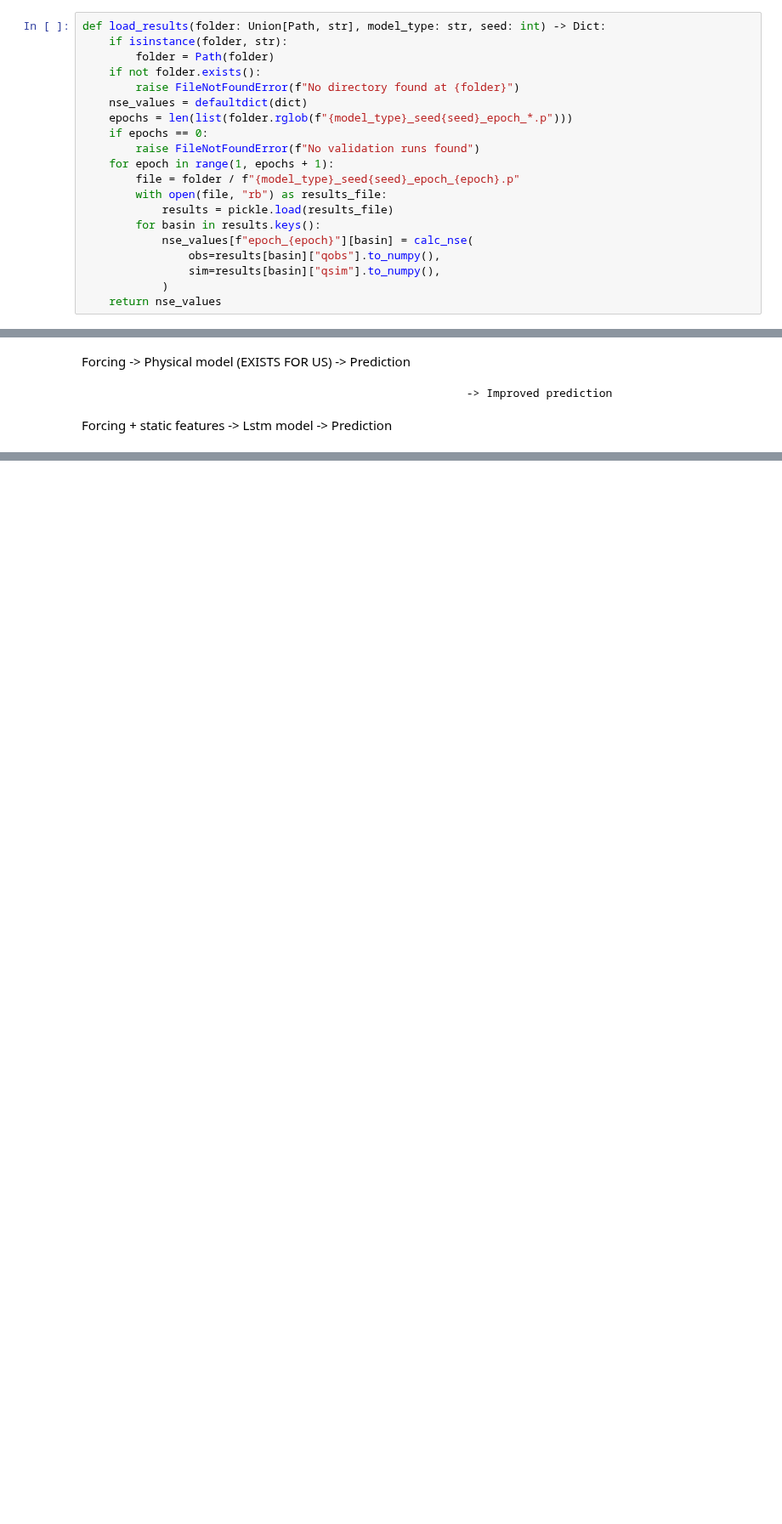
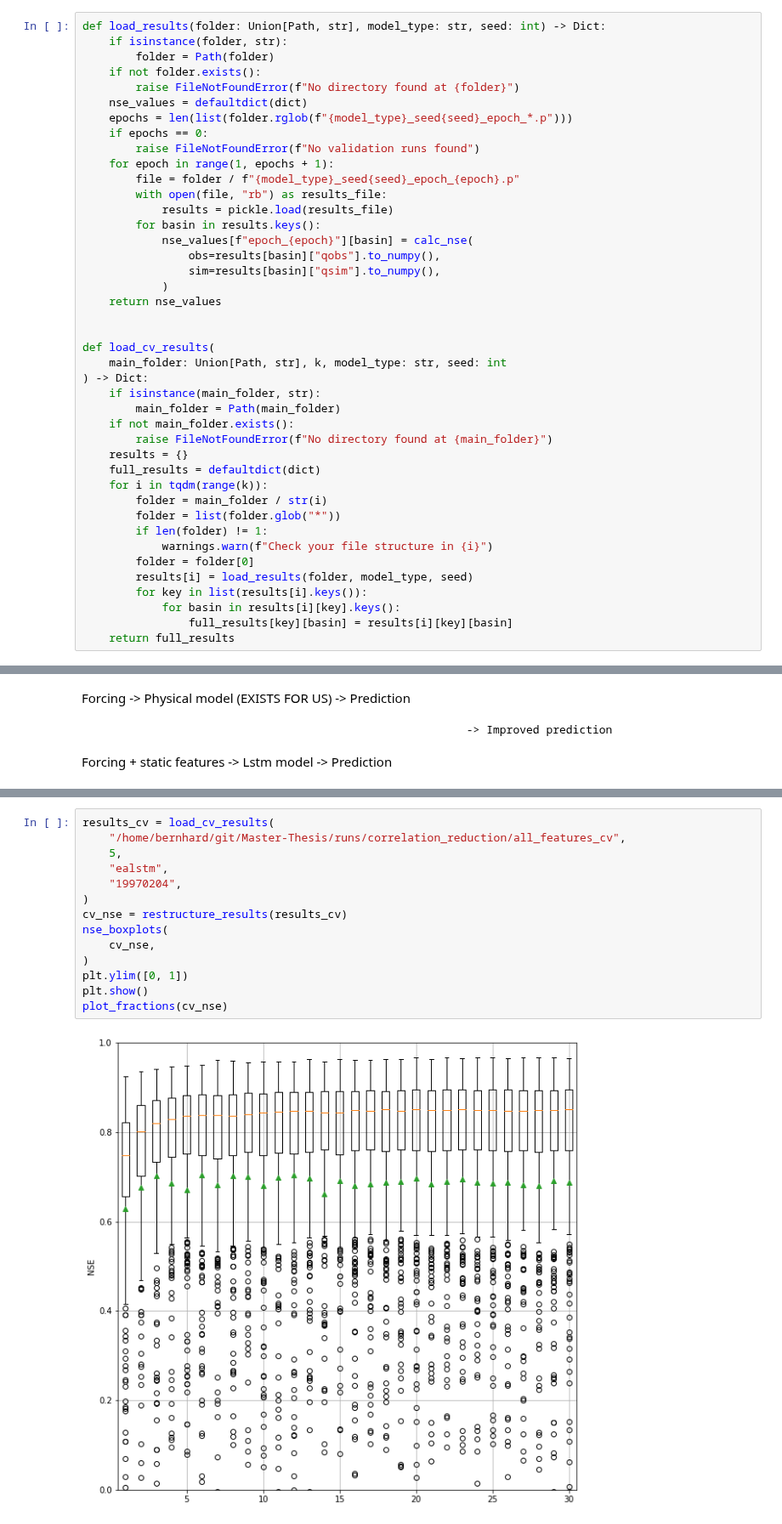
Before and after one commit to bernharl/Master-Thesis, a Jupyter notebook: notebooks/correlation_reduction.ipynb, the cells around one changed output, grey strips where cells are left out. Shown at 85% size. Cells and saved outputs as stored; diff of their text form; blank space fills up the shorter version.

```diff
--- a/notebooks/correlation_reduction.ipynb
+++ b/notebooks/correlation_reduction.ipynb
@@ -110,6 +112,28 @@ def load_results(folder: Union[Path, str], model_type: str, seed: int) -> Dict:
                 sim=results[basin]["qsim"].to_numpy(),
             )
     return nse_values
+
+
+def load_cv_results(
+    main_folder: Union[Path, str], k, model_type: str, seed: int
+) -> Dict:
+    if isinstance(main_folder, str):
+        main_folder = Path(main_folder)
+    if not main_folder.exists():
+        raise FileNotFoundError(f"No directory found at {main_folder}")
+    results = {}
+    full_results = defaultdict(dict)
+    for i in tqdm(range(k)):
+        folder = main_folder / str(i)
+        folder = list(folder.glob("*"))
+        if len(folder) != 1:
+            warnings.warn(f"Check your file structure in {i}")
+        folder = folder[0]
+        results[i] = load_results(folder, model_type, seed)
+        for key in list(results[i].keys()):
+            for basin in results[i][key].keys():
+                full_results[key][basin] = results[i][key][basin]
+    return full_results
 # %%
 def restructure_results(nse_values: Dict) -> np.ndarray:
     results = []
@@ -315,0 +346,16 @@ Forcing + static features -> Lstm model     -> Prediction
+# %%
+results_cv = load_cv_results(
+    "/home/bernhard/git/Master-Thesis/runs/correlation_reduction/all_features_cv",
+    5,
+    "ealstm",
+    "19970204",
+)
+cv_nse = restructure_results(results_cv)
+nse_boxplots(
+    cv_nse,
+)
+plt.ylim([0, 1])
+plt.show()
+plot_fractions(cv_nse)
+# %% [output]
+[figure, added]
```
Also changed, not shown: parts of 10 cells of this notebook, 6 other files.
